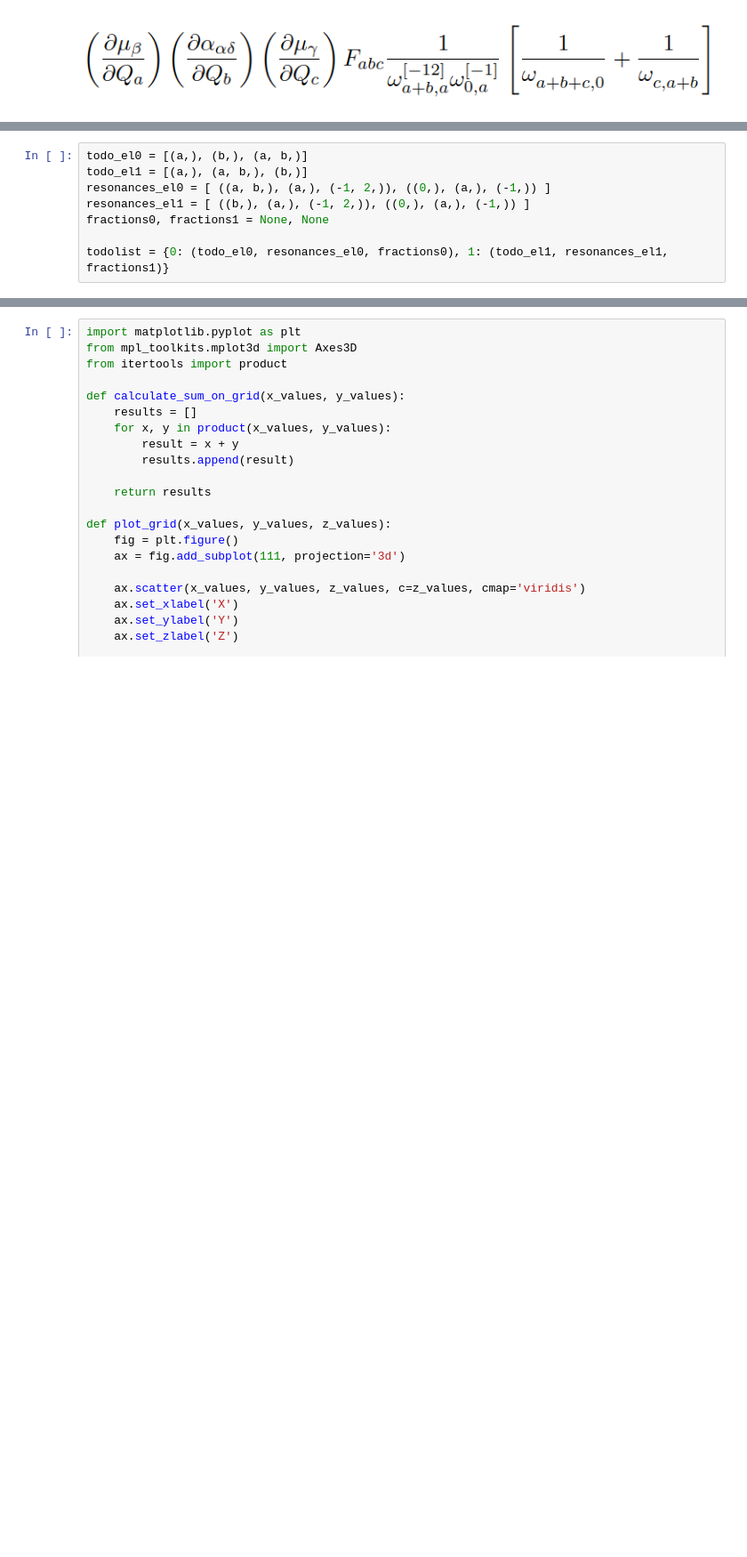
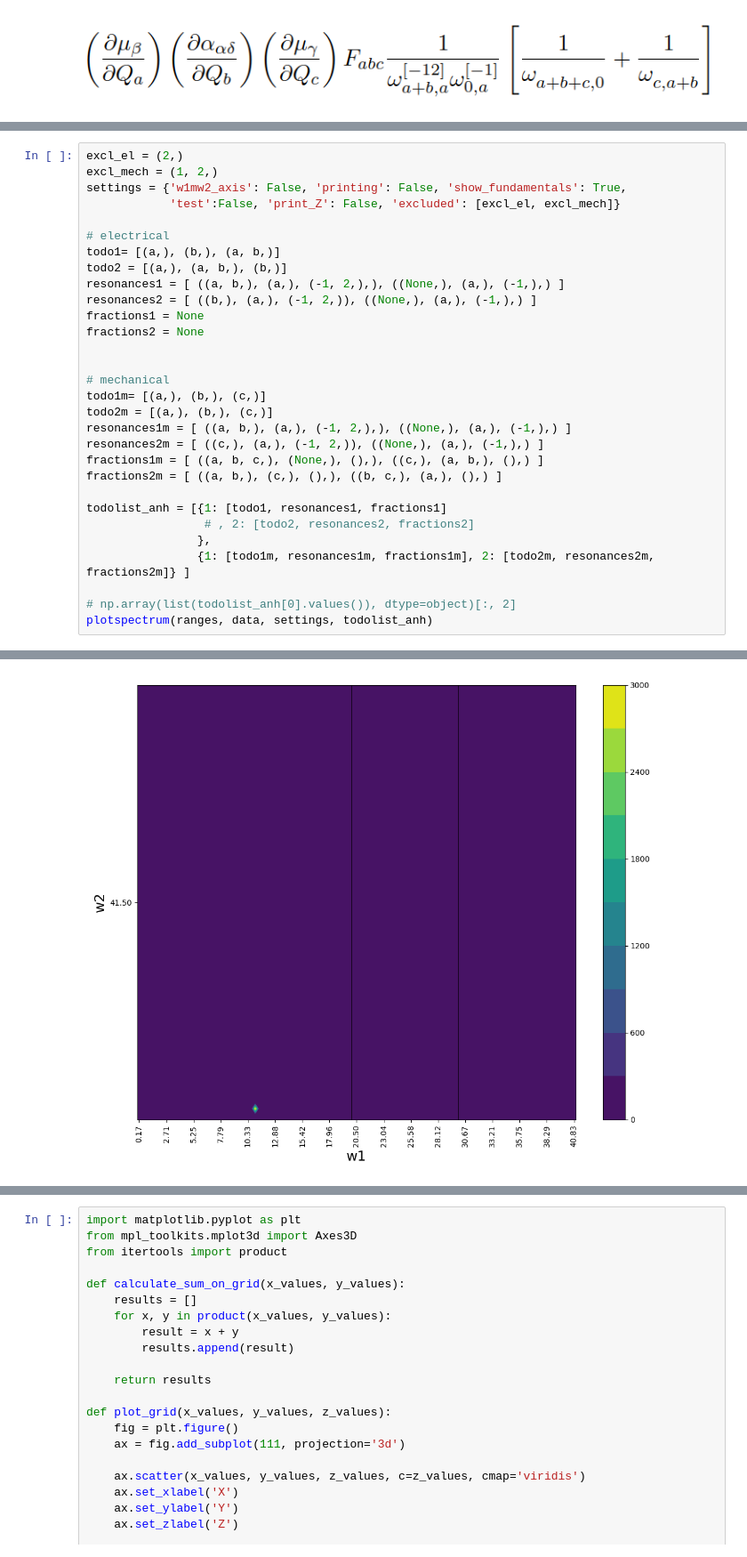
Before and after one commit to wilson-gv-project/wilson-gv, a Jupyter notebook: clean2DIR.ipynb, the cells around one changed output, grey strips where cells are left out. Shown at 89% size. Saved outputs shown, nothing was run; the diff lists cells and outputs as text; blank space fills up the shorter version.

```diff
--- a/clean2DIR.ipynb
+++ b/clean2DIR.ipynb
@@ -282,8 +124,0 @@ Execution time: 1.281045913696289 seconds
-# %%
-todo_el0 = [(a,), (b,), (a, b,)]
-todo_el1 = [(a,), (a, b,), (b,)]
-resonances_el0 = [ ((a, b,), (a,), (-1, 2,)), ((0,), (a,), (-1,)) ]
-resonances_el1 = [ ((b,), (a,), (-1, 2,)), ((0,), (a,), (-1,)) ]
-fractions0, fractions1 = None, None
-
-todolist = {0: (todo_el0, resonances_el0, fractions0), 1: (todo_el1, resonances_el1, fractions1)}
@@ -744,0 +778,31 @@ plotspectrum(ranges, data, settings)
+# %%
+excl_el = (2,)
+excl_mech = (1, 2,)
+settings = {'w1mw2_axis': False, 'printing': False, 'show_fundamentals': True,
+            'test':False, 'print_Z': False, 'excluded': [excl_el, excl_mech]}
+
+# electrical
+todo1= [(a,), (b,), (a, b,)]
+todo2 = [(a,), (a, b,), (b,)]
+resonances1 = [ ((a, b,), (a,), (-1, 2,),), ((None,), (a,), (-1,),) ]
+resonances2 = [ ((b,), (a,), (-1, 2,)), ((None,), (a,), (-1,),) ]
+fractions1 = None
+fractions2 = None
+
+
+# mechanical
+todo1m= [(a,), (b,), (c,)]
+todo2m = [(a,), (b,), (c,)]
+resonances1m = [ ((a, b,), (a,), (-1, 2,),), ((None,), (a,), (-1,),) ]
+resonances2m = [ ((c,), (a,), (-1, 2,)), ((None,), (a,), (-1,),) ]
+fractions1m = [ ((a, b, c,), (None,), (),), ((c,), (a, b,), (),) ]
+fractions2m = [ ((a, b,), (c,), (),), ((b, c,), (a,), (),) ]
+
+todolist_anh = [{1: [todo1, resonances1, fractions1]
+                 # , 2: [todo2, resonances2, fractions2]
+                },
+                {1: [todo1m, resonances1m, fractions1m], 2: [todo2m, resonances2m, fractions2m]} ]
+
+# np.array(list(todolist_anh[0].values()), dtype=object)[:, 2]
+plotspectrum(ranges, data, settings, todolist_anh)
+# %% [output]
@@ -744,0 +820 @@ plotspectrum(ranges, data, settings)
+[figure, added]
```
Also changed, not shown: parts of 47 cells of this notebook, 1 other file.
